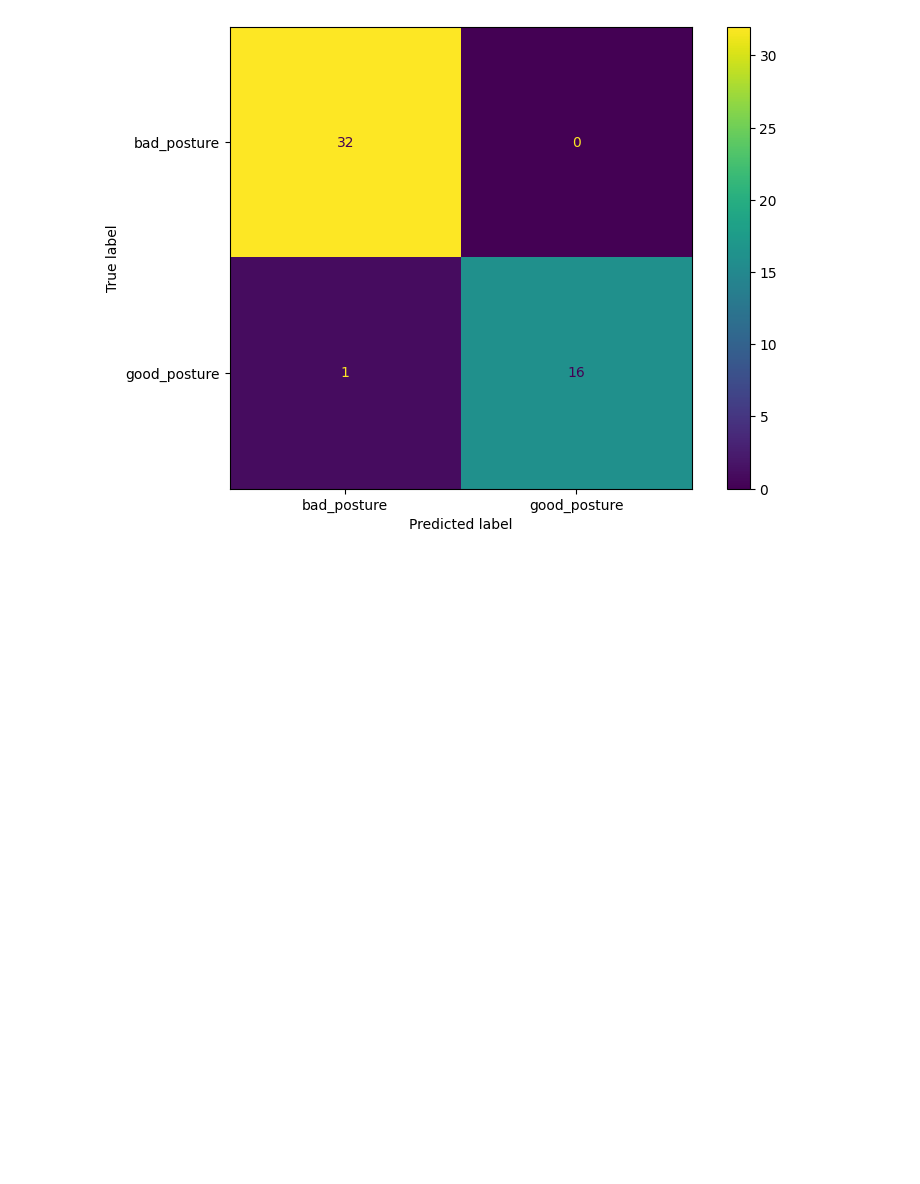
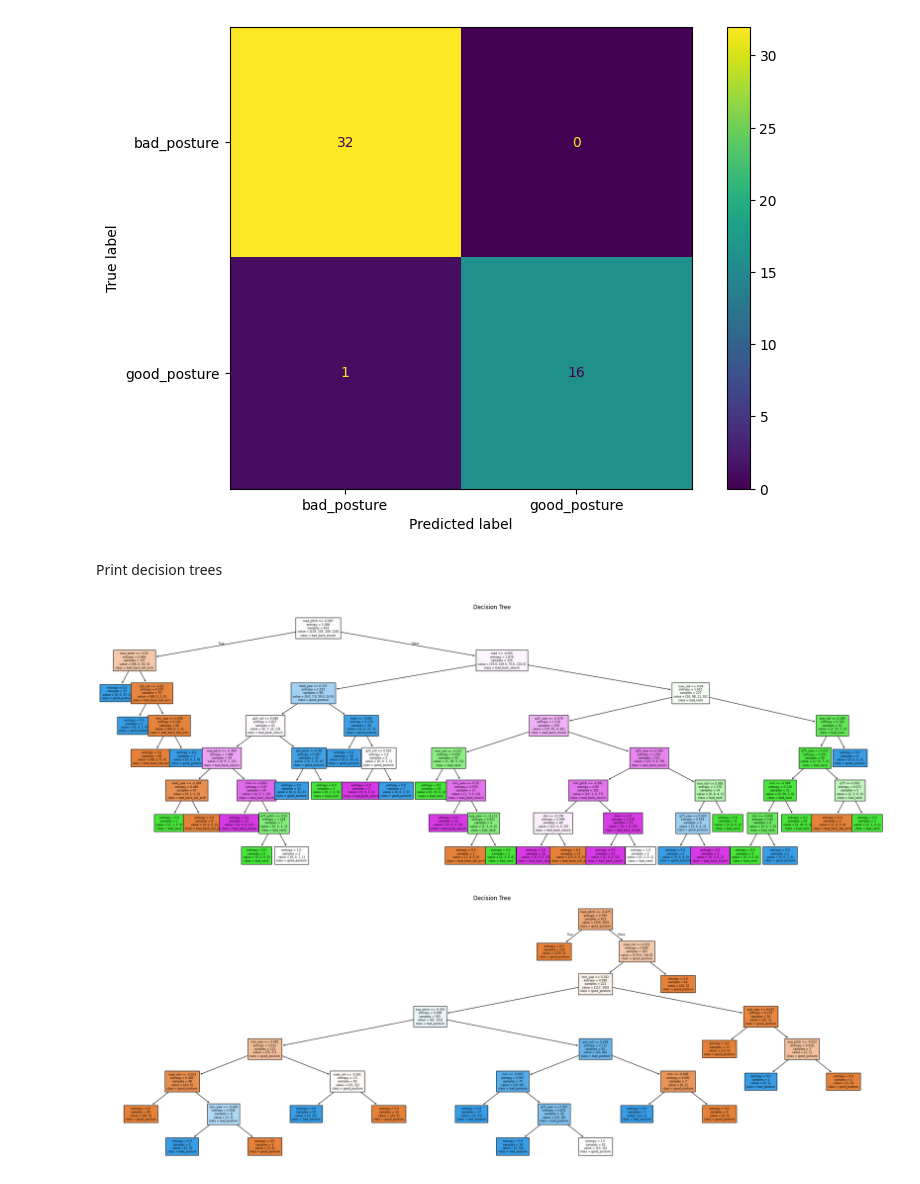
Before and after one commit to compsci-328-spring25/final-project-neck-posture-pusheen, a Jupyter notebook: neck_posture_notebook.ipynb, the cells around one changed output. Drawn from its saved outputs; the diff is of its cells as text; code cells hidden in the pictures; blank space fills up the shorter version.

Commit message:
decision tree visualizations

```diff
--- a/neck_posture_notebook.ipynb
+++ b/neck_posture_notebook.ipynb
@@ -81,20 +81,20 @@ def plot_xyz(data):
     fig.show()
 # %%
 # Helper function to visualize model
-def viz_tree(dt_model,features_frames,cnames):
+def viz_tree(dt_model,features_frames,cnames,filename='dt.png'):
     # Fix feature names as list
     feature_names = features_frames.columns.tolist()
 
-    fig, ax = plt.subplots(figsize=(9,4))
+    fig, ax = plt.subplots(figsize=(30,10))
     tree.plot_tree(dt_model,
                    feature_names=feature_names,
-                   fontsize=7,
+                   fontsize=6,
                    class_names=cnames,
                    filled=True,
                    ax=ax)
 
     plt.title('Decision Tree')
-    plt.savefig('dt.png')
+    plt.savefig(filename)
 # %%
 def calc_magnitude(data):
 
@@ -295,3 +295,11 @@ plt.show()
 # %% [output]
 [figure]
 [figure]
+# %% [markdown]
+Print decision trees
+# %%
+viz_tree(dt_model, feature_frames, feature_frames['activity'].unique().tolist(), filename='dt.png')
+viz_tree(dt_model_binary, feature_frames_binary, feature_frames_binary['activity'].unique().tolist(), filename='dt_binary.png')
+# %% [output]
+[figure, added]
+[figure, added]
```
Also changed, not shown: 2 other files.
